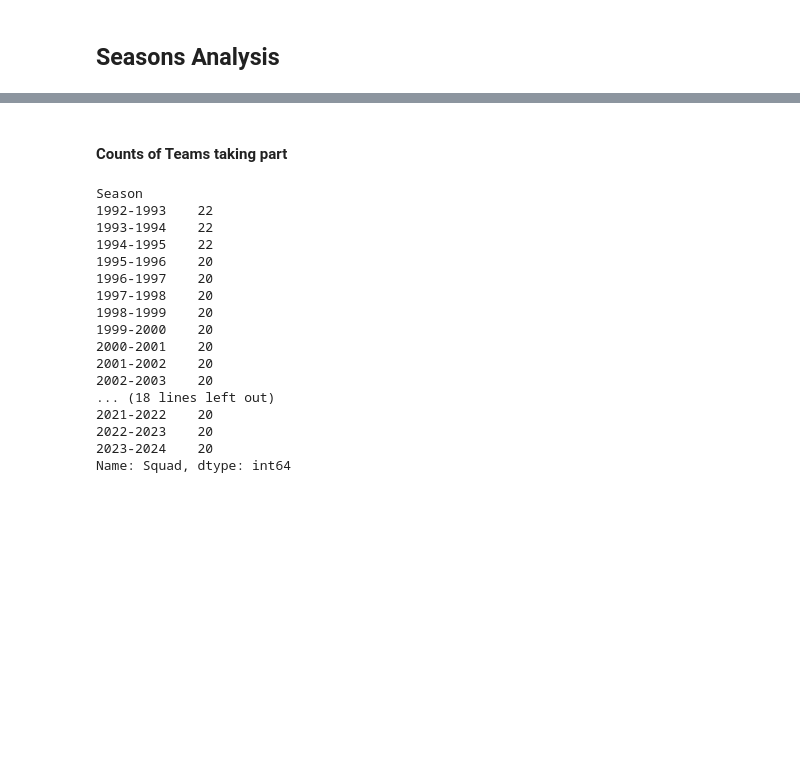
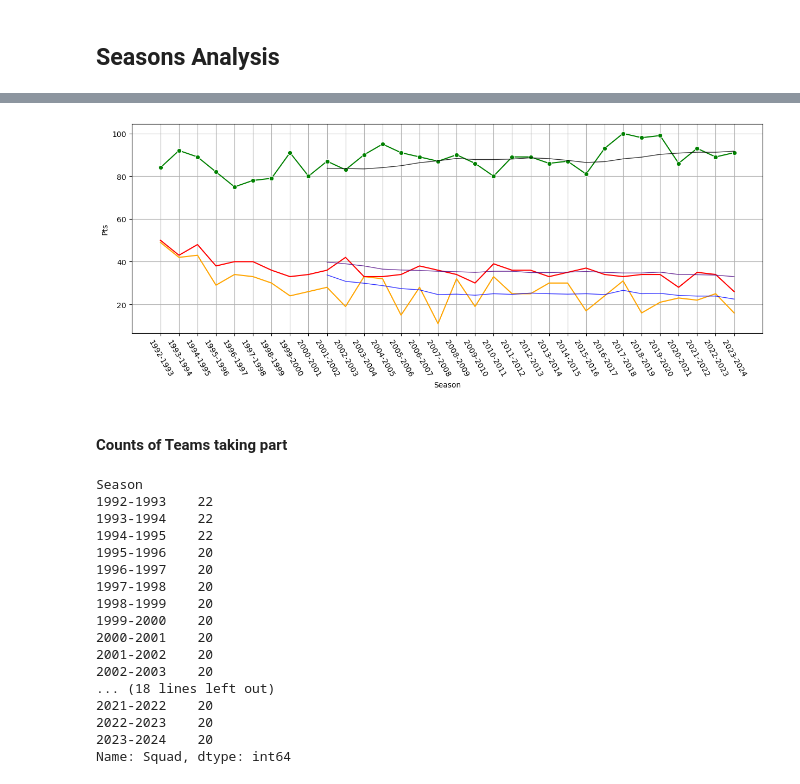
Before and after one commit to Aniket-Raikwar1/Premier_League_data_analysis, a Jupyter notebook: Analysing_seasons_points_table.ipynb, the cells around one changed output, grey strips where cells are left out. Saved outputs shown, nothing was run; the diff lists cells and outputs as text; code cells hidden in the pictures; blank space fills up the shorter version.

```diff
--- a/Analysing_seasons_points_table.ipynb
+++ b/Analysing_seasons_points_table.ipynb
@@ -74,0 +73,8 @@ Manchester has been the epicenter of Premier League dominance, with two clubs si
+# %%
+rank_1 = All_season.loc[All_season['Rk'] == 1]
+rank_20 = All_season.loc[All_season['Rk'] == 20]
+relegated = All_season.loc[All_season['Rk'] == 18]
+# %%
+rank_1['Pts_moving_avg'] = rank_1['Pts'].rolling(window=10).mean()
+rank_20['Pts_moving_avg_'] = rank_20['Pts'].rolling(window=10).mean()
+relegated['Pts_moving_avg_'] = relegated['Pts'].rolling(window=10).mean()
@@ -75,3 +97,16 @@ Manchester has been the epicenter of Premier League dominance, with two clubs si
+# %%
+plt.figure(figsize=(15,5))
+sns.lineplot(data=rank_1,x='Season',y='Pts',c='g',marker="o")
+sns.lineplot(data=rank_1,x='Season',y='Pts_moving_avg',c='black',linewidth=1,alpha=.8)
+sns.lineplot(data=rank_20,x='Season',y='Pts',c='orange')
+sns.lineplot(data=rank_20,x='Season',y='Pts_moving_avg_',c='blue',linewidth=1,alpha=.8)
+sns.lineplot(data=relegated,x='Season',y='Pts',c='r')
+sns.lineplot(data=relegated,x='Season',y='Pts_moving_avg_',c='indigo',linewidth=1,alpha=.8)
+
+plt.grid()
+x,y = plt.xticks(rotation=300)
+# %% [output]
+[figure, added]
 # %% [markdown]
 #### Counts of Teams taking part
 # %%
```
Also changed, not shown: parts of 15 cells of this notebook.
